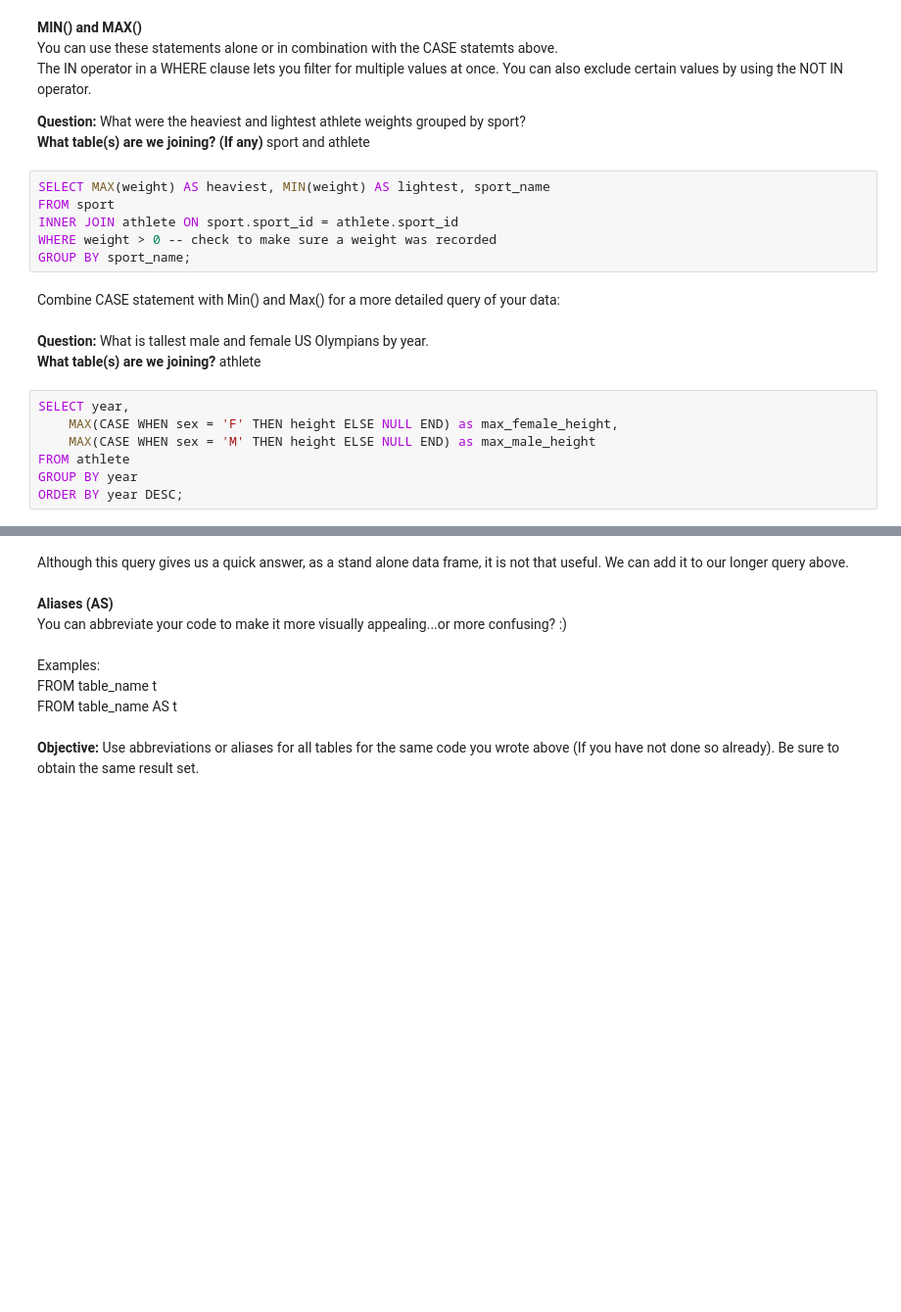
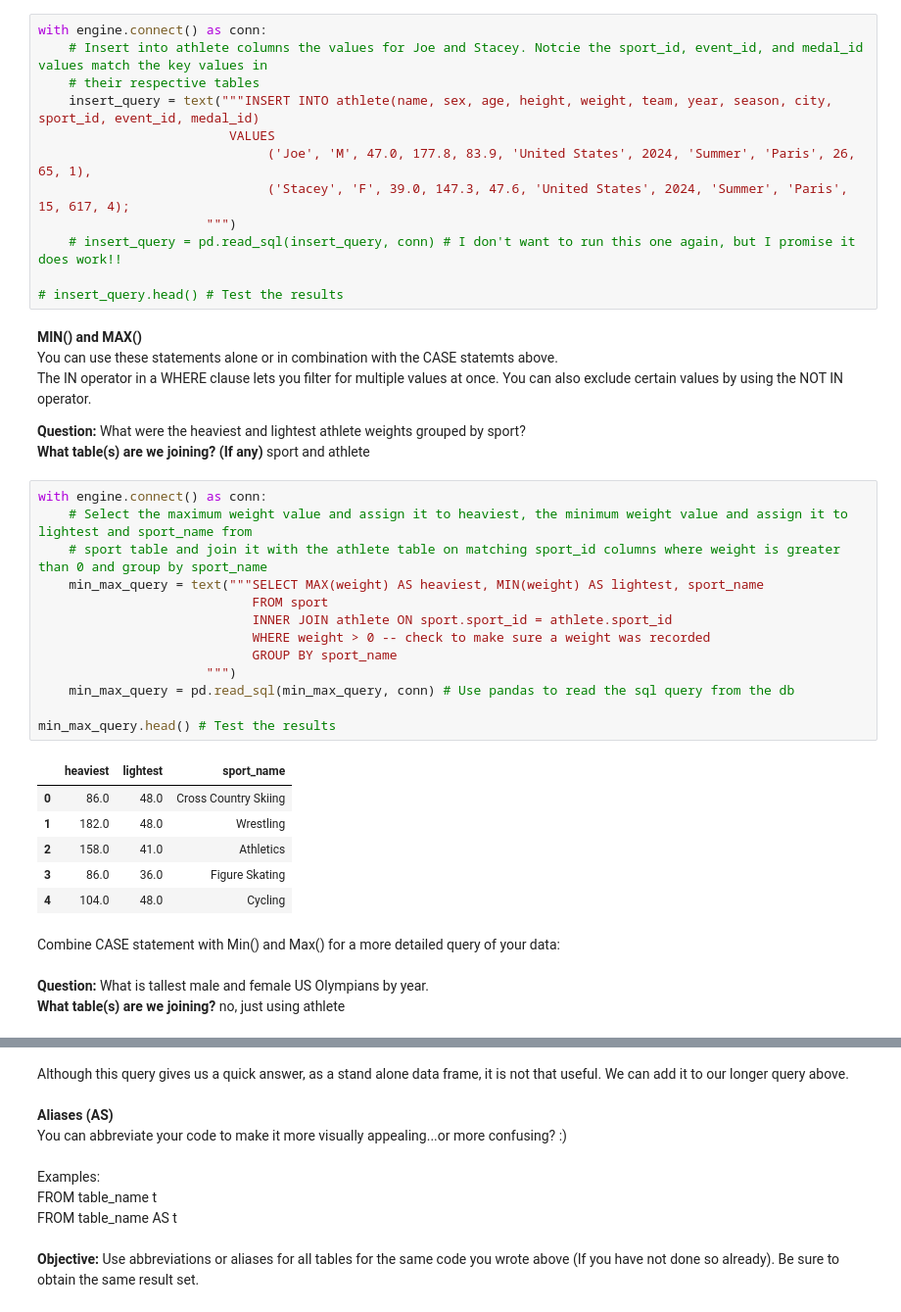
Before and after one commit to joedag32/DSSA-5102_Spring2025, a Jupyter notebook: Assignments/Assignment9_Dagostino.ipynb, the cells around one changed output, grey strips where cells are left out. Shown at 98% size. Saved outputs shown, nothing was run; the diff lists cells and outputs as text; blank space fills up the shorter version.

```diff
--- a/Assignments/Assignment9_Dagostino.ipynb
+++ b/Assignments/Assignment9_Dagostino.ipynb
@@ -126,3 +202,15 @@ SyntaxError: invalid syntax (1157326148.py, line 1)
+# %%
+with engine.connect() as conn:
+    # Insert into athlete columns the values for Joe and Stacey. Notcie the sport_id, event_id, and medal_id values match the key values in
+    # their respective tables
+    insert_query = text("""INSERT INTO athlete(name, sex, age, height, weight, team, year, season, city, sport_id, event_id, medal_id)
+                         VALUES
+                              ('Joe', 'M', 47.0, 177.8, 83.9, 'United States', 2024, 'Summer', 'Paris', 26, 65, 1),
+                              ('Stacey', 'F', 39.0, 147.3, 47.6, 'United States', 2024, 'Summer', 'Paris', 15, 617, 4);
+                      """)
+    # insert_query = pd.read_sql(insert_query, conn) # I don't want to run this one again, but I promise it does work!!
+
+# insert_query.head() # Test the results
 # %% [markdown]
 **MIN() and MAX()**
 <br>
@@ -133,22 +221,29 @@ The IN operator in a WHERE clause lets you filter for multiple values at once. Y
 **Question:** What were the heaviest and lightest athlete weights grouped by sport?
 <br>
 **What table(s) are we joining? (If any)** sport and athlete
-# %%
-SELECT MAX(weight) AS heaviest, MIN(weight) AS lightest, sport_name
-FROM sport
-INNER JOIN athlete ON sport.sport_id = athlete.sport_id
-WHERE weight > 0 -- check to make sure a weight was recorded
-GROUP BY sport_name;
+# %%
+with engine.connect() as conn:
+    # Select the maximum weight value and assign it to heaviest, the minimum weight value and assign it to lightest and sport_name from
+    # sport table and join it with the athlete table on matching sport_id columns where weight is greater than 0 and group by sport_name
+    min_max_query = text("""SELECT MAX(weight) AS heaviest, MIN(weight) AS lightest, sport_name
+                            FROM sport
+                            INNER JOIN athlete ON sport.sport_id = athlete.sport_id
+                            WHERE weight > 0 -- check to make sure a weight was recorded
+                            GROUP BY sport_name
+                      """)
+    min_max_query = pd.read_sql(min_max_query, conn) # Use pandas to read the sql query from the db
+
+min_max_query.head() # Test the results
+# %% [output]
+|  | heaviest | lightest | sport_name |
+| 0 | 86.0 | 48.0 | Cross Country Skiing |
+| 1 | 182.0 | 48.0 | Wrestling |
+| 2 | 158.0 | 41.0 | Athletics |
+| 3 | 86.0 | 36.0 | Figure Skating |
+| 4 | 104.0 | 48.0 | Cycling |
 # %% [markdown]
 Combine CASE statement with Min() and Max() for a more detailed query of your data:
 <br><br>
 **Question:** What is tallest male and female US Olympians by year.
 <br>
-**What table(s) are we joining?** athlete
+**What table(s) are we joining?** no, just using athlete
-# %%
-SELECT year,
-	MAX(CASE WHEN sex = 'F' THEN height ELSE NULL END) as max_female_height,
-    MAX(CASE WHEN sex = 'M' THEN height ELSE NULL END) as max_male_height
-FROM athlete
-GROUP BY year
-ORDER BY year DESC;
```
Also changed, not shown: parts of 25 cells of this notebook, 1 other file.
